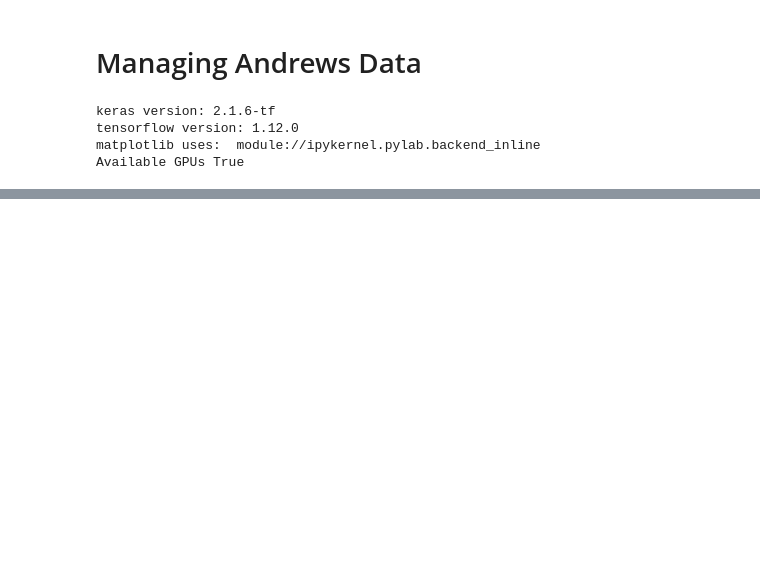
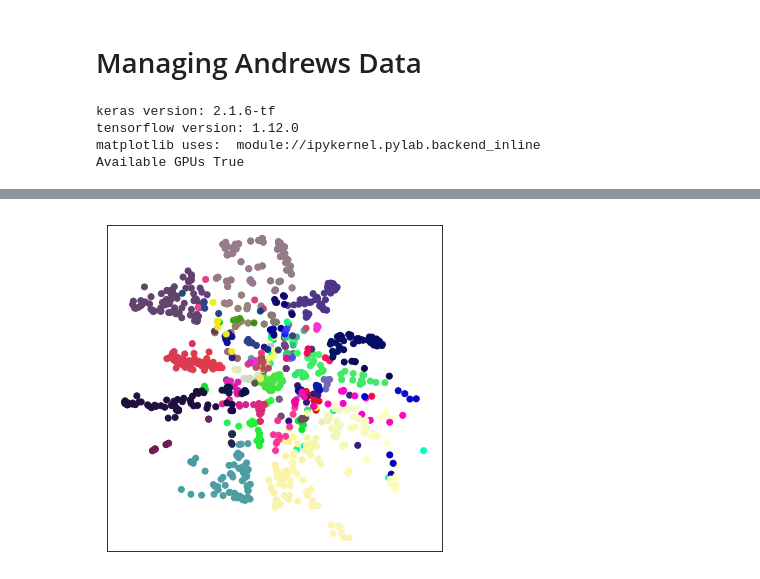
Before and after one commit to tik0/vae_tools, a Jupyter notebook: examples/touchsensors_multisensory_data.ipynb, the cells around one changed output, grey strips where cells are left out. Saved outputs shown, nothing was run; the diff lists cells and outputs as text; code cells hidden in the pictures; blank space fills up the shorter version.

```diff
--- a/examples/touchsensors_multisensory_data.ipynb
+++ b/examples/touchsensors_multisensory_data.ipynb
@@ -305,0 +302,89 @@ plt.show()
+# %%
+use_conv = True
+model_name = "sens_voxel"
+if use_conv:
+    data = sens_voxel_norm[:, :, :, :, None] # For conv VAE
+else:
+    data = sens_voxel_flat_norm              # For dense VAE
+if store_model:
+    rows, cols, depth, chns = sens_voxel_norm[:, :, :, :, None].shape[1:]
+    original_dim = (rows, cols, depth, chns)
+    batch_size = 16
+    original_dim_prod = np.prod(data.shape[1:])
+    intermediate_dim = 64
+    epochs = 150
+    z_dim = 2
+    beta_norm = 0.01
+
+    filters = 64
+    if use_conv:
+        encoder_voxel = [[
+            Input(shape=original_dim),
+            Conv3D(filters = 1, kernel_size = (2,2,2), strides=(2,2,2), padding='same',activation='relu'),
+            Conv3D(filters = filters, kernel_size = (2,2,2), strides=(2,2,2), padding='same',activation='relu'),
+            Conv3D(filters = filters, kernel_size = (3,3,3), strides=(1,1,1), padding='same',activation='relu'),
+            Conv3D(filters = filters, kernel_size = (3,3,3), strides=(1,1,1), padding='same',activation='relu'),
+            Flatten(),
+            Dense(intermediate_dim, activation='relu'),
+            Dense(int(intermediate_dim/2), activation='relu')
+        ]]
+
+        output_shape = (8, 8, 8, filters)
+        decoder_voxel = [[
+            Dense(int(intermediate_dim/2), activation='relu'),
+            Dense(intermediate_dim, activation='relu'),
+            Dense(filters * 8 * 8 * 8, activation='relu'),
+            Reshape(output_shape),
+            Conv3DTranspose(filters, kernel_size=(3,3,3), strides=(1,1,1), padding='same', activation='relu'),
+            Conv3DTranspose(filters, kernel_size=(3,3,3), strides=(1,1,1), padding='same', activation='relu'),
+            Conv3DTranspose(filters, kernel_size=(3,3,3), strides=(2,2,2), padding='valid', activation='relu'),
+            Conv3D(filters = 1, kernel_size = (2,2,2), strides=(1,1,1), padding='valid',activation='sigmoid')
+        ]]
+    else:
+        encoder_voxel = [[
+            Input(shape=(original_dim_prod,)),
+            Dense(intermediate_dim, activation='relu'),
+            Dense(int(intermediate_dim/2), activation='relu')
+        ]]
+
+        decoder_voxel = [[
+            Dense(int(intermediate_dim/2), activation='relu'),
+            Dense(intermediate_dim, activation='relu'),
+            Dense(original_dim_prod, activation='sigmoid')
+        ]]
+
+    vae_obj = MmVae(z_dim, encoder_voxel, decoder_voxel, [original_dim_prod], beta_norm, beta_is_normalized = True, reconstruction_loss_metrics = [ReconstructionLoss.BCE], name=model_name)
+
+    vae = vae_obj.get_model()
+    vae.compile(optimizer='rmsprop', loss=None)
+    #vae_tools.viz.plot_model(vae, file = 'myVAE', print_svg = False, verbose = True)
+    # Store the losses, encodings, and decodings to tensorboard
+    losses_cb = vae_tools.callbacks.Losses(data = data)
+    # Train
+    vae.fit(data, shuffle=True, epochs=epochs, batch_size=batch_size, validation_data=None, verbose = 0, callbacks=[losses_cb])
+    # Show the losses
+    vae_tools.viz.plot_losses(losses_cb, plot_elbo = True)
+    plt.show()
+   # Get the models
+    encoder_input = [encoder_voxel[0][0]]
+    encoder_mean = vae_obj.get_encoder_mean(encoder_input)
+    encoder_logvar = vae_obj.get_encoder_logvar(encoder_input)
+
+    # Store model
+    #vae_obj.store_model(name = store_model_prefix + "_" + model_name + "_dec", model = vae_obj.get_decoder(), overwrite = store_model_overwrite)
+    vae_obj.store_model(name = store_model_prefix + "_" + model_name + "_enc_mean", model = encoder_mean, overwrite = store_model_overwrite)
+    vae_obj.store_model(name = store_model_prefix + "_" + model_name + "_enc_logvar", model = encoder_logvar, overwrite = store_model_overwrite)
+else:
+    # Load the models
+    encoder_mean =  MmVae.load_model(name = store_model_prefix + "_" + model_name + "_enc_mean")
+    encoder_logvar =  MmVae.load_model(name = store_model_prefix + "_" + model_name + "_enc_logvar")
+    #decoder_mean = MmVae.load_model(name = store_model_prefix + "_" + model_name + "_dec")
+# Plot the embedding
+mean_encoded = encoder_mean.predict(data)
+#var_encoded = np.sum(np.exp(encoder_logvar.predict(data, batch_size=batch_size)),axis=-1) # trace of co-variance
+#vae_tools.viz.plot_embedding(mean_encoded, var_encoded, colormap="rainbow", figsize=(6, 6))
+#plt.colorbar()
+vae_tools.viz.plot_embedding(mean_encoded, sens_euler, colormap='hsv', figsize=(6, 6))
+plt.axis("equal")
+plt.show()
+# %% [output]
@@ -305,0 +393 @@ plt.show()
+[figure, added]
```
Also changed, not shown: parts of 15 cells of this notebook, 54 other files.
